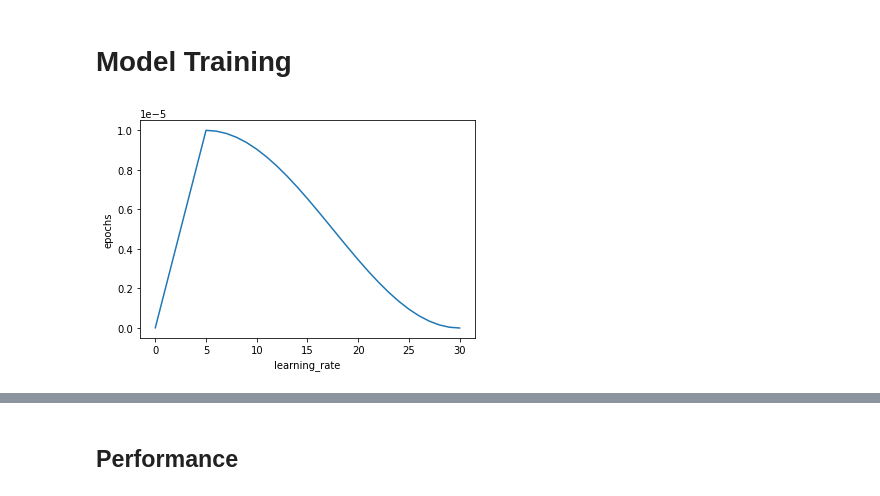
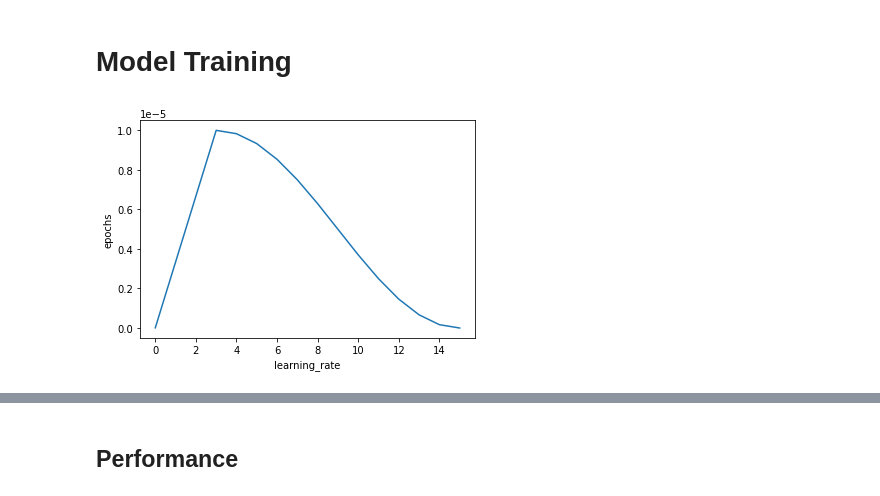
Before and after one commit to syalabi-seet/HoloMora, a Jupyter notebook: Wav2Vec2-mora.ipynb, the cells around one changed output, grey strips where cells are left out. Saved outputs shown, nothing was run; the diff lists cells and outputs as text; code cells hidden in the pictures.

```diff
--- a/Wav2Vec2-mora.ipynb
+++ b/Wav2Vec2-mora.ipynb
@@ -60,11 +60,11 @@ def ArgParser():
     parser.add_argument("--batch_size", default=4)
     parser.add_argument("--n_shards", default=40)
     parser.add_argument("--buffer_size", default=512)
-    parser.add_argument("--n_samples", default=50000)
+    parser.add_argument("--n_samples", default=40000)
 
     # Trainer
     parser.add_argument("--model_name", default="facebook/wav2vec2-base")
-    parser.add_argument("--epochs", default=30)
+    parser.add_argument("--epochs", default=15)
 
     # Scheduler
     parser.add_argument("--learning_rate", default=1e-5)
@@ -72,7 +72,7 @@ def ArgParser():
     parser.add_argument("--lr_min", default=1e-10)
     parser.add_argument("--lr_max", default=1e-5)
     parser.add_argument("--n_cycles", default=0.5)
-    parser.add_argument("--warmup_epochs", default=5)
+    parser.add_argument("--warmup_epochs", default=3)
     parser.add_argument("--sustain_epochs", default=0)
 
     args = parser.parse_known_args()[0]
@@ -411,35 +409,23 @@ class DataLoader:
 # %% [markdown]
 # Model Training
 # %%
-class SentencesToListOfCharacters(jiwer.AbstractTransform):
-    def process_string(self, s: str):
-        return list(s)
-
-    def process_list(self, inp):
-        chars = []
-
-        for sentence in inp:
-            chars.extend(self.process_string(sentence))
-
-        return chars
-
 class PERMetric(tf.keras.metrics.Metric):
     def __init__(self, name="PER", **kwargs):
         super(PERMetric, self).__init__(name=name,  **kwargs)
-        self.transform = jiwer.Compose([
-            jiwer.RemoveMultipleSpaces(),
-            SentencesToListOfCharacters()
-        ])
         self.accumulator = self.add_weight(name="total_per", initializer="zeros")
         self.counter = self.add_weight(name="per_count", initializer="zeros")
 
     def update_state(self, y_true, y_pred, sample_weight=None):
-        per = jiwer.wer(
-            truth=y_true, hypothesis=y_pred,
-            truth_transform=self.transform, hypothesis_transform=self.transform)
+        hypothesis = tf.cast(tf.sparse.from_dense(y_pred), dtype=tf.int32)
+
+        # Convert dense to sparse tensor for edit_distance function
+        truth = tf.RaggedTensor.from_tensor(y_true, padding=0).to_sparse()
+
+        # Calculate Levenshtein distance
+        distance = tf.edit_distance(hypothesis, truth, normalize=True)
 
         # Add distance and number of samples to variables
-        self.accumulator.assign_add(per)
+        self.accumulator.assign_add(tf.reduce_sum(distance))
         self.counter.assign_add(len(y_true))
 
     def result(self):
@@ -452,34 +438,34 @@ class PERMetric(tf.keras.metrics.Metric):
         self.counter.assign(0.0)
 
 class CosineDecayWithWarmup(LearningRateSchedule):
     def __init__(self, args):
         self.args = args
 
     def __call__(self, epoch):
         if epoch < self.args.warmup_epochs:
             lr = ((self.args.lr_max - self.args.lr_start) / self.args.warmup_epochs) * epoch + self.args.lr_start
         elif epoch < (self.args.warmup_epochs + self.args.sustain_epochs):
             lr = self.args.lr_max
         else:
             progress = ((epoch - self.args.warmup_epochs - self.args.sustain_epochs) /
             (self.args.epochs - self.args.warmup_epochs - self.args.sustain_epochs))
             lr = (self.args.lr_max-self.args.lr_min) * (0.5 * (1.0 + tf.math.cos((22/7) *
                 self.args.n_cycles * 2.0 * progress)))
             if self.args.lr_min is not None:
                 lr = tf.math.maximum(self.args.lr_min, lr)
         return lr
 
     def plot(self):
         epochs = range(self.args.epochs+1)
         lr = [self(epoch) for epoch in epochs]
         plt.plot(epochs, lr)
         plt.xlabel("learning_rate")
         plt.ylabel("epochs")
         plt.show()
 
 CosineDecayWithWarmup(args).plot()
 # %% [output]
-[figure, old version]
+[figure, new version]
 # %%
 class Trainer:
     def __init__(self, args):
```
Also changed, not shown: parts of 5 cells of this notebook, 5 other files.
